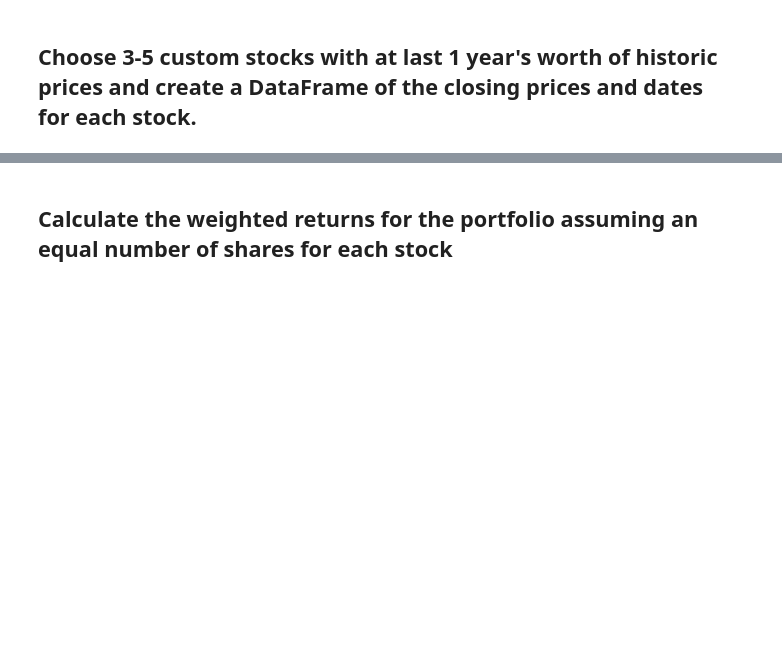
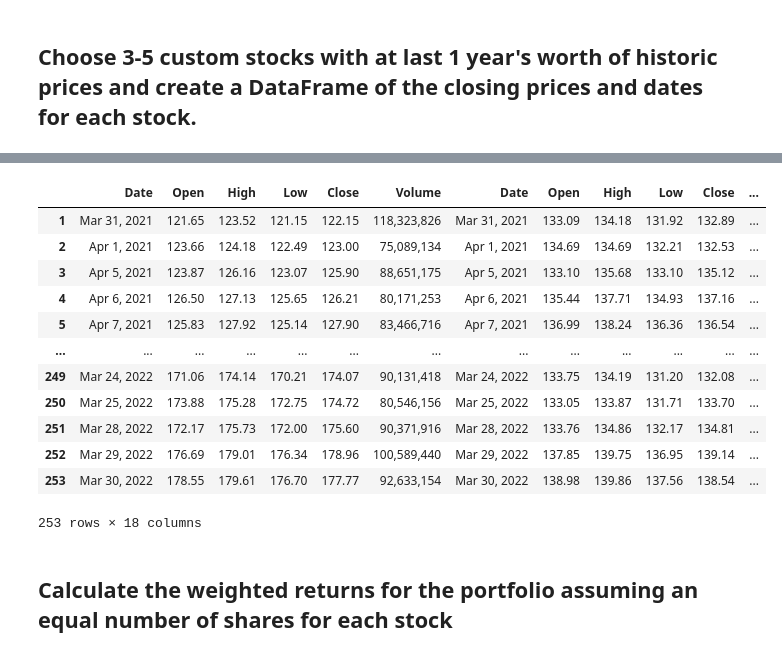
Before and after one commit to gokhanunal34/pandasSkillsApplications, a Jupyter notebook: whale_analysis.ipynb, the cells around one changed output, grey strips where cells are left out. Cells and saved outputs as stored; diff of their text form; code cells hidden in the pictures; blank space fills up the shorter version.

```diff
--- a/whale_analysis.ipynb
+++ b/whale_analysis.ipynb
@@ -437,0 +451,37 @@ In this section, you will build your own portfolio of stocks, calculate the retu
+# %%
+# Reading data from 2nd stock
+nike_data_csv = Path("../Starter_Code/Resources/Google_Nike_data.csv")
+
+
+nike_stock_data_df = pd.read_csv(nike_data_csv, parse_dates=True, infer_datetime_format=True, skiprows=[i for i in range(1,26)])
+
+nike_stock_data_df = nike_stock_data_df.drop(columns=['Unnamed: 0'])
+
+nike_stock_data_df_cleaned = nike_stock_data_df.loc[1:]
+
+
+nike_stock_data_df_cleaned= nike_stock_data_df_cleaned.rename(columns={
+    "Instructions\nEnter stock symbol in cell B4":"Date",
+    "Unnamed: 2":"Open", "Unnamed: 3":"High", "Unnamed: 4":"Low",
+    "Unnamed: 5":"Close", "POWERED BY": "Volume"
+
+})
+# %%
+# Reading data from 3rd stock
+tesla_stock_data_csv = Path("../Starter_Code/Resources/Google_Tesla_stock_data.csv")
+
+tesla_stock_data_df = pd.read_csv(tesla_stock_data_csv, parse_dates=True, infer_datetime_format=True, skiprows=[i for i in range(1,26)])
+
+tesla_stock_data_df=tesla_stock_data_df.drop(columns=['Unnamed: 0'])
+
+
+tesla_stock_data_df_cleaned = tesla_stock_data_df.loc[1:]
+
+tesla_stock_data_df_cleaned= tesla_stock_data_df_cleaned.rename(columns={
+                            "Instructions\nEnter stock symbol in cell B4": "Date","Unnamed: 2": "Open",
+                            "Unnamed: 3": "High", "Unnamed: 4":"Low", "Unnamed: 5": "Close",
+                            "POWERED BY":"Volume"
+})
+
+
+tesla_stock_data_df_cleaned
@@ -438,5 +502,22 @@ In this section, you will build your own portfolio of stocks, calculate the retu
 # %%
 # Combine all stocks in a single DataFrame
+gokhan_portfolio_df = pd.concat([apple_stock_data_df_cleaned, nike_stock_data_df_cleaned, tesla_stock_data_df_cleaned], axis= "columns", join="inner")
+
+gokhan_portfolio_df
+# %% [output]
+|  | Date | Open | High | Low | Close | Volume | Date | Open | High | Low | Close | ... |
+| 1 | Mar 31, 2021 | 121.65 | 123.52 | 121.15 | 122.15 | 118,323,826 | Mar 31, 2021 | 133.09 | 134.18 | 131.92 | 132.89 | ... |
+| 2 | Apr 1, 2021 | 123.66 | 124.18 | 122.49 | 123.00 | 75,089,134 | Apr 1, 2021 | 134.69 | 134.69 | 132.21 | 132.53 | ... |
+| 3 | Apr 5, 2021 | 123.87 | 126.16 | 123.07 | 125.90 | 88,651,175 | Apr 5, 2021 | 133.10 | 135.68 | 133.10 | 135.12 | ... |
+| 4 | Apr 6, 2021 | 126.50 | 127.13 | 125.65 | 126.21 | 80,171,253 | Apr 6, 2021 | 135.44 | 137.71 | 134.93 | 137.16 | ... |
+| 5 | Apr 7, 2021 | 125.83 | 127.92 | 125.14 | 127.90 | 83,466,716 | Apr 7, 2021 | 136.99 | 138.24 | 136.36 | 136.54 | ... |
+| ... | ... | ... | ... | ... | ... | ... | ... | ... | ... | ... | ... | ... |
+| 249 | Mar 24, 2022 | 171.06 | 174.14 | 170.21 | 174.07 | 90,131,418 | Mar 24, 2022 | 133.75 | 134.19 | 131.20 | 132.08 | ... |
+| 250 | Mar 25, 2022 | 173.88 | 175.28 | 172.75 | 174.72 | 80,546,156 | Mar 25, 2022 | 133.05 | 133.87 | 131.71 | 133.70 | ... |
+| 251 | Mar 28, 2022 | 172.17 | 175.73 | 172.00 | 175.60 | 90,371,916 | Mar 28, 2022 | 133.76 | 134.86 | 132.17 | 134.81 | ... |
+| 252 | Mar 29, 2022 | 176.69 | 179.01 | 176.34 | 178.96 | 100,589,440 | Mar 29, 2022 | 137.85 | 139.75 | 136.95 | 139.14 | ... |
+| 253 | Mar 30, 2022 | 178.55 | 179.61 | 176.70 | 177.77 | 92,633,154 | Mar 30, 2022 | 138.98 | 139.86 | 137.56 | 138.54 | ... |
+253 rows × 18 columns
 # %%
 # Reset Date index
 # %%
```
Also changed, not shown: parts of 16 cells of this notebook.
